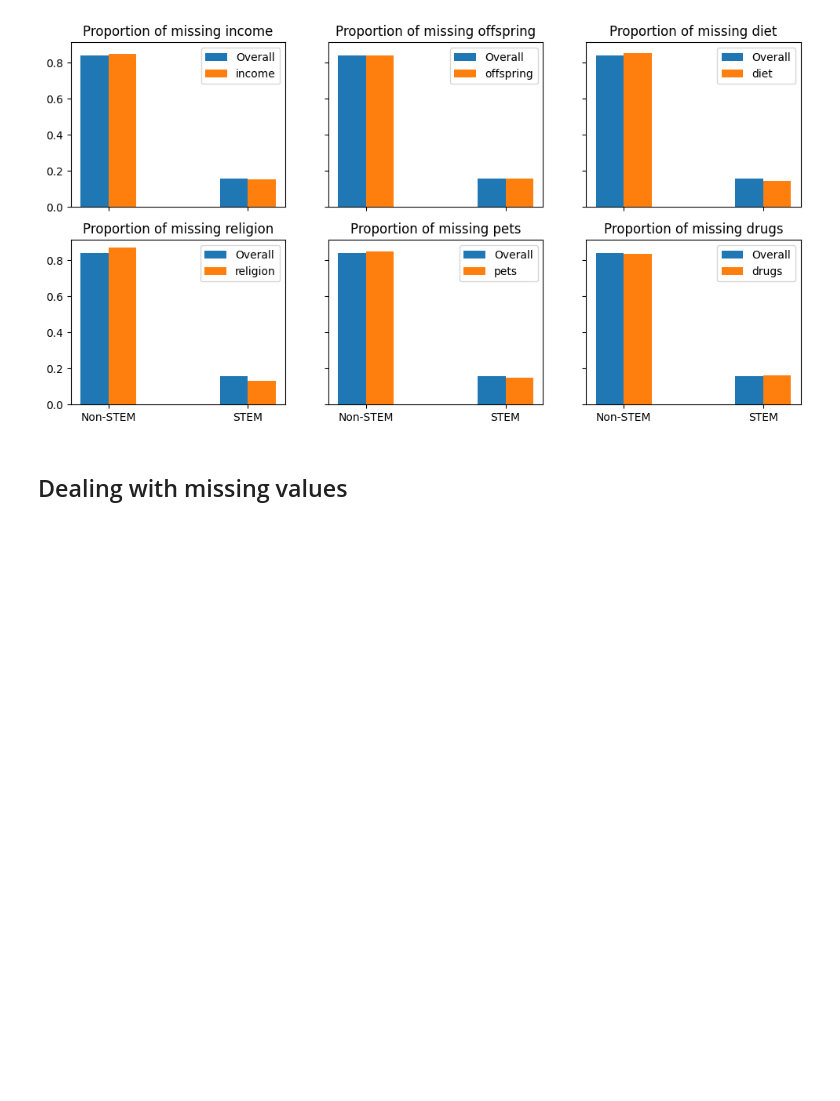
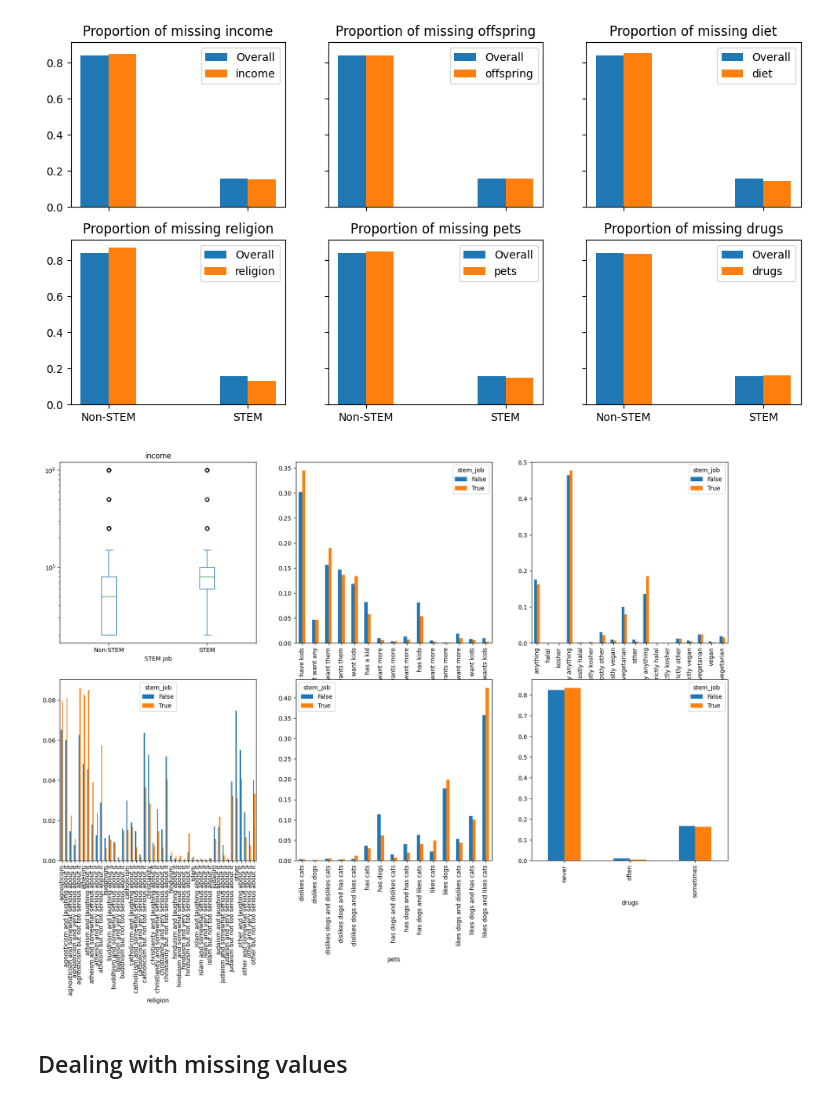
Before and after one commit to mru-data3464/w26, a Jupyter notebook: demo_code/06_missing_weird/ok_cupid_processing.ipynb, the cells around one changed output. Cells and saved outputs as stored; diff of their text form; code cells hidden in the pictures; blank space fills up the shorter version.

Commit message:
Finishing missing and weird lecture

```diff
--- a/demo_code/06_missing_weird/ok_cupid_processing.ipynb
+++ b/demo_code/06_missing_weird/ok_cupid_processing.ipynb
@@ -174,6 +174,27 @@ pets         14973
 drugs        10512
 dtype: int64
 [figure]
+# %%
+# what about the non-missing values from categories with a lot missing?
+fig, axes = plt.subplots(2, 3, figsize=(20, 12))
+for feat, ax in zip(n_missing.index, axes.flatten()):
+    # income is the only continuous one, do a box plot
+    if feat == "income":
+        train[["income", "stem_job"]].dropna().plot.box(column="income", ax=ax,by="stem_job")
+        ax.set_xlabel("STEM job")
+        ax.set_xticks([1,2], labels=["Non-STEM", "STEM"])
+        ax.set_yscale("log")
+    else:
+        # categorical needs value_counts
+        # Thanks to https://stackoverflow.com/questions/48238305/bar-plot-with-groupby for unstack(0) magic
+        feat_cat_counts = train[[feat, "stem_job"]].dropna().groupby("stem_job")[feat].value_counts().unstack(0)
+
+        # normalize by total number in each stem category
+        feat_cat_counts /= feat_cat_counts.sum()
+        # plot magic
+        feat_cat_counts.plot.bar(ax=ax)
+# %% [output]
+[figure, added]
 # %% [markdown]
 ## Dealing with missing values
 # %%
```
Also changed, not shown: 1 other file.
